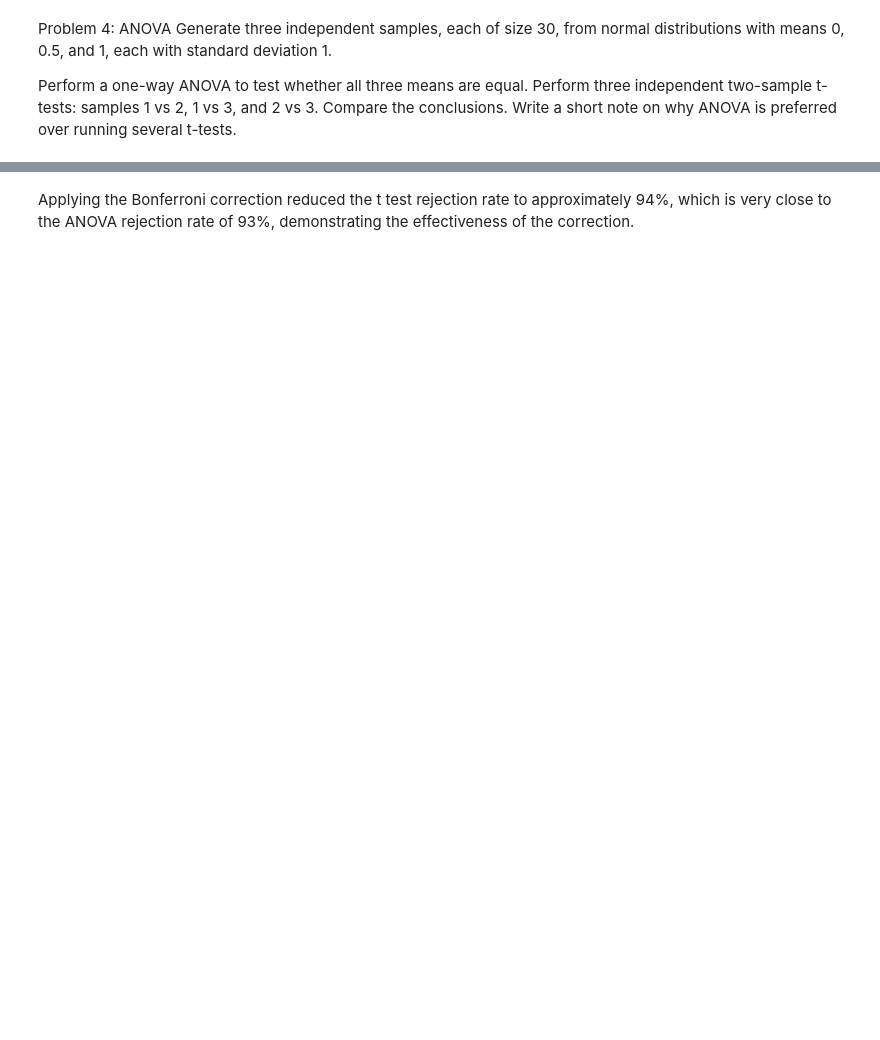
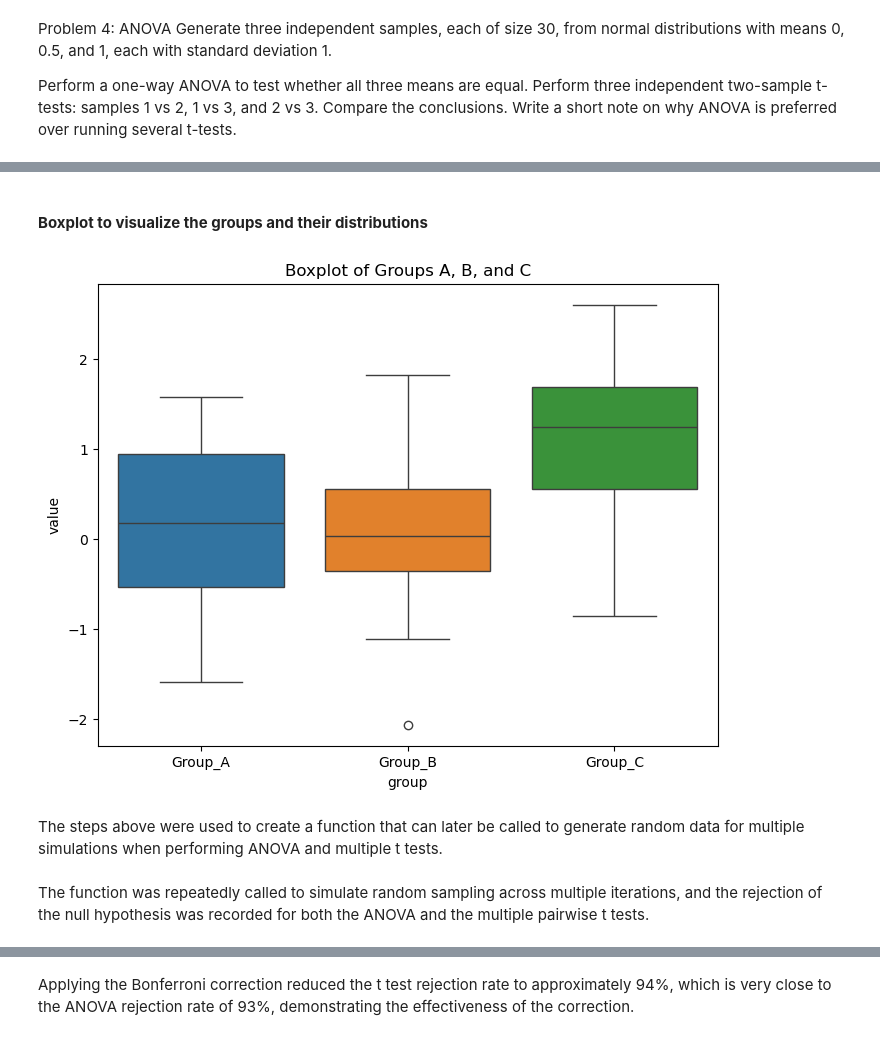
Before and after one commit to Gtalen/applied-statistics, a Jupyter notebook: problems.ipynb, the cells around one changed output, grey strips where cells are left out. Saved outputs shown, nothing was run; the diff lists cells and outputs as text; code cells hidden in the pictures; blank space fills up the shorter version.

Commit message:
using dataframe for anova, bonferroni and tukey tests

```diff
--- a/problems.ipynb
+++ b/problems.ipynb
@@ -561,0 +581,6 @@ Write a short note on why ANOVA is preferred over running several t-tests.
+# %%
+# Create a dataframe
+df_wide = pd.DataFrame({'Group_A': group_a, 'Group_B': group_b, 'Group_C': group_c})
+
+# Show
+df_wide.head()
@@ -561,0 +609,6 @@ Write a short note on why ANOVA is preferred over running several t-tests.
+# %%
+# Rearranging the dataframe from wide to long format
+df_long = df_wide.melt(var_name="group", value_name="value")
+
+# Show
+df_long.head()
@@ -561,0 +622,12 @@ Write a short note on why ANOVA is preferred over running several t-tests.
+# %% [markdown]
+#### **Boxplot to visualize the groups and their distributions**
+# %%
+fig , ax = plt.subplots(figsize=(8, 6))
+
+sns.boxplot(x='group', y='value', data=df_long, hue='group', ax=ax)
+ax.set_title('Boxplot of Groups A, B, and C')
+plt.show()
+# %% [output]
+[figure, added]
+# %% [markdown]
+The steps above were used to create a function that can later be called to generate random data for multiple simulations when performing ANOVA and multiple t tests.
@@ -589,3 +673,5 @@ def simulate_pairwise_ttests(alpha=0.05):
+# %% [markdown]
+The function was repeatedly called to simulate random sampling across multiple iterations, and the rejection of the null hypothesis was recorded for both the ANOVA and the multiple pairwise t tests.
 # %%
 simulations = 1000
 anova_rejections = 0
```
Also changed, not shown: parts of 36 cells of this notebook.
